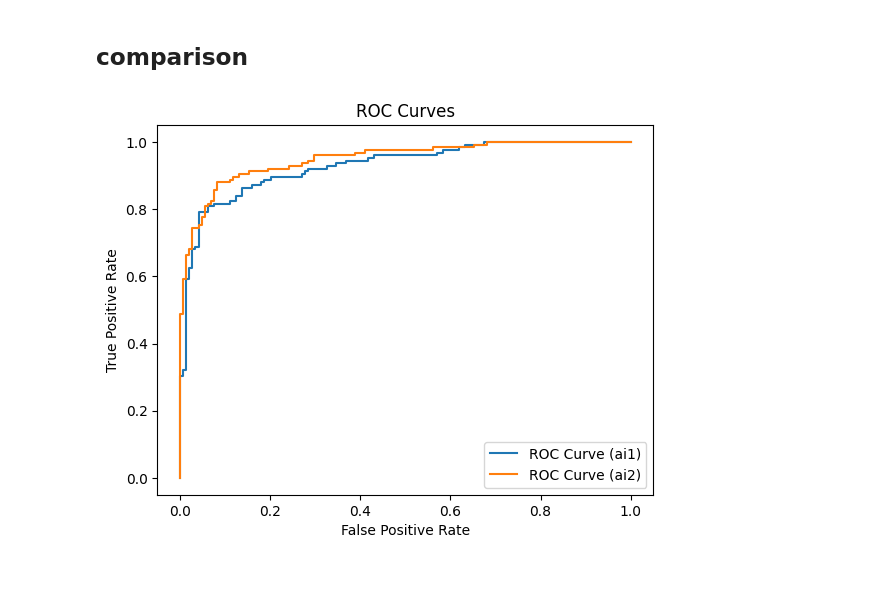
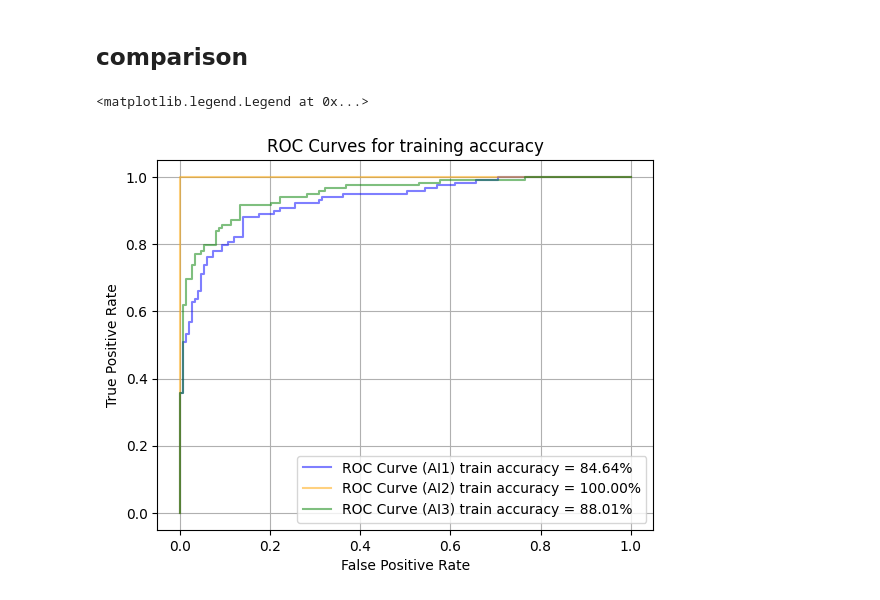
Before and after one commit to LeoMaskell/python-AIs, a Jupyter notebook: heartAttackPred/ai4.ipynb, the cells around one changed output. Saved outputs shown, nothing was run; the diff lists cells and outputs as text; code cells hidden in the pictures.

```diff
--- a/heartAttackPred/ai4.ipynb
+++ b/heartAttackPred/ai4.ipynb
@@ -371,0 +445,29 @@ plt.show()
+# %%
+# learning rate and epochs
+epochs = 10000
+lr = 0.005
+# %%
+for epoch in range(epochs):
+    optimiser.zero_grad()
+    outputs = model(inputs)
+    loss = criterion(outputs, targets)
+    if torch.isnan(loss):
+        print("Loss is NaN!")
+        break
+    loss.backward()
+    optimiser.step()
+    print(f'Epoch [{epoch + 1}/{epochs}], Loss: {loss.item():.4f}')
+print(outputs)
+
+# Evaluate on training set
+with torch.no_grad():
+    outputs = model(inputs)
+    preds = torch.sigmoid(outputs)
+    predicted_classes = (preds > 0.5).float()
+    accuracy3 = (predicted_classes == targets).float().mean()
+    print(f"Training Accuracy: {accuracy3.item()*100:.2f}%")
+
+    # Plot predictions vs. true values
+    plt.figure(figsize=(8, 5))
+    plt.scatter(targets.numpy(), preds.numpy(), alpha=0.6)
+    plt.xlabel("True Values")
@@ -371,0 +495,5 @@ plt.show()
+# %%
+# roc curve
+fpr3, tpr3, _ = roc_curve(targets.numpy(), preds.numpy())
+plt.plot(fpr3, tpr3, label = "ROC Curve", color = "green", alpha=0.5)
+plt.grid(True)
@@ -373,13 +523,14 @@ plt.show()
 ## comparison
 # %%
 # roc curve
-fpr2, tpr2, _ = roc_curve(targets.numpy(), preds.numpy())
-plt.plot(fpr1, tpr1, label = "ROC Curve (ai1)") #blue
-plt.plot(fpr2, tpr2, label = "ROC Curve (ai2)") #orange
+plt.plot(fpr1, tpr1, label = f"ROC Curve (AI1) train accuracy = {accuracy1.item()*100:.2f}%", c="blue", alpha=0.5) #blue
+plt.plot(fpr2, tpr2, label = f"ROC Curve (AI2) train accuracy = {accuracy2.item()*100:.2f}%", c="orange", alpha=0.5) #orange
+plt.plot(fpr3, tpr3, label = f"ROC Curve (AI3) train accuracy = {accuracy3.item()*100:.2f}%", c="green", alpha=0.5) #green
+plt.grid(True)
 plt.xlabel("False Positive Rate")
 plt.ylabel("True Positive Rate")
-plt.title("ROC Curves")
+plt.title("ROC Curves for training accuracy")
 plt.legend()
-plt.show()
 # %% [output]
+<matplotlib.legend.Legend at 0x...>
-[figure, old version]
+[figure, new version]
```
Also changed, not shown: parts of 21 cells of this notebook.
